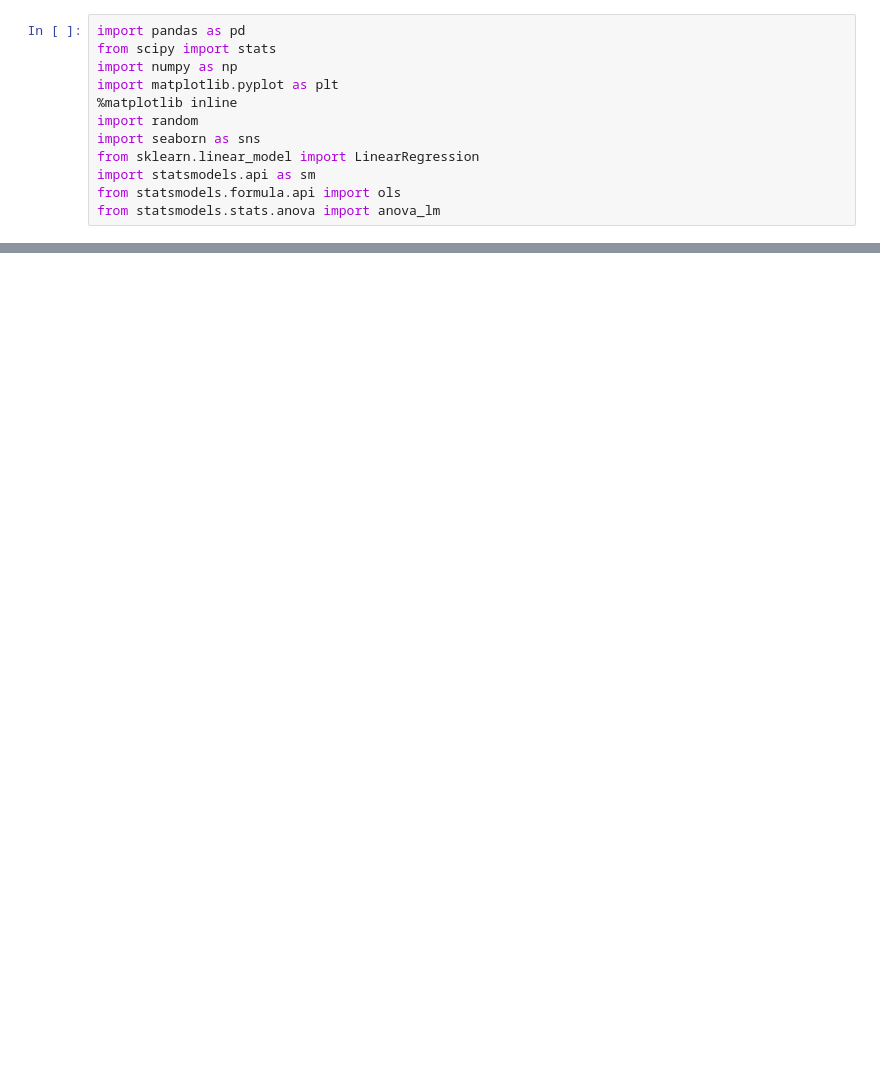
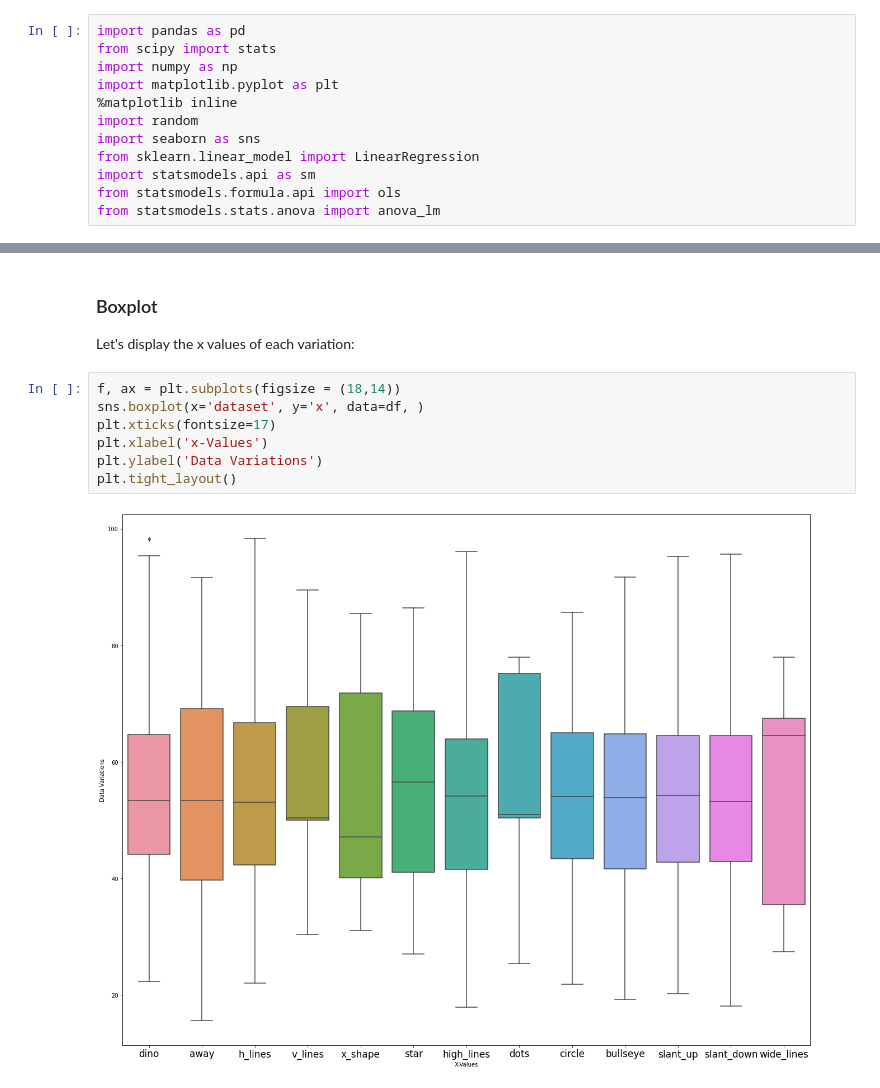
Before and after one commit to skacem/Maths-and-Stats-of-ML, a Jupyter notebook: 301-going_beyond_summary_stats.ipynb, the cells around one changed output, grey strips where cells are left out. Saved outputs shown, nothing was run; the diff lists cells and outputs as text; blank space fills up the shorter version.

```diff
--- a/301-going_beyond_summary_stats.ipynb
+++ b/301-going_beyond_summary_stats.ipynb
@@ -34,0 +110,13 @@ pd.set_option("display.max_rows", 25)
+# %% [markdown]
+### Boxplot
+
+Let's display the x values of each variation:
+# %%
+f, ax = plt.subplots(figsize = (18,14))
+sns.boxplot(x='dataset', y='x', data=df, )
+plt.xticks(fontsize=17)
+plt.xlabel('x-Values')
+plt.ylabel('Data Variations')
+plt.tight_layout()
+# %% [output]
+[figure, added]
```
Also changed, not shown: parts of 17 cells of this notebook, 1 other file.
